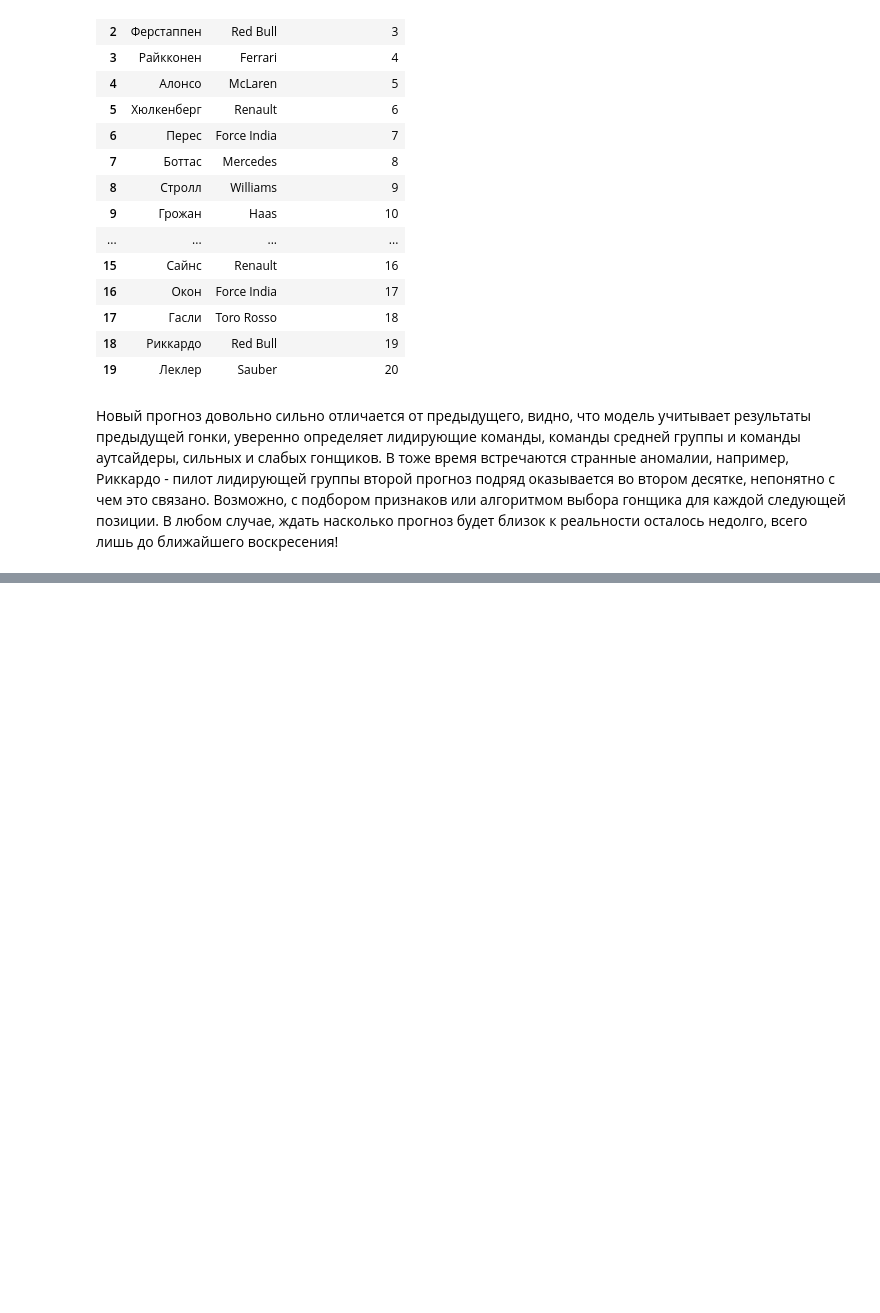
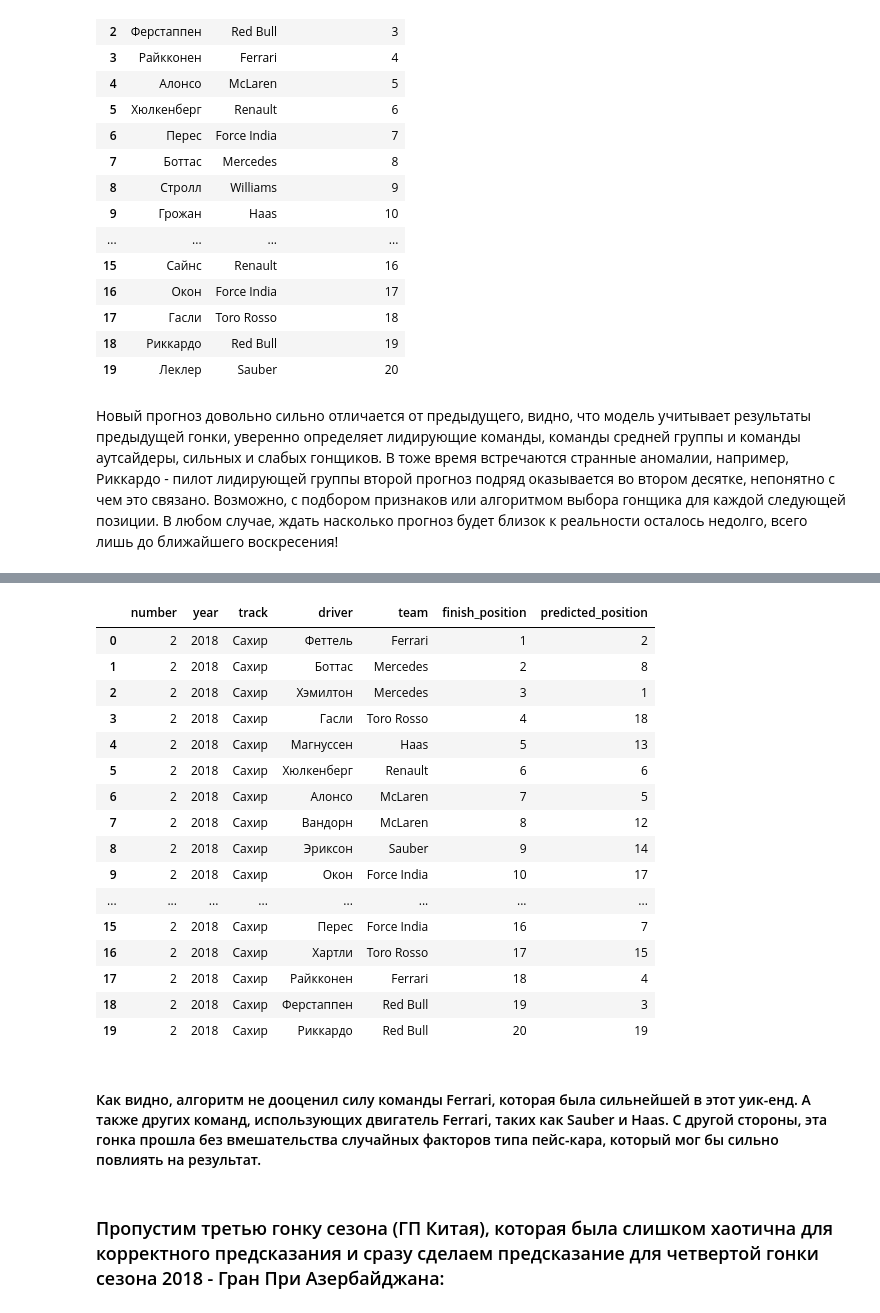
Before and after one commit to AndrewLrrr/f1-guru, a Jupyter notebook: f1-guru.ipynb, the cells around one changed output, grey strips where cells are left out. Saved outputs shown, nothing was run; the diff lists cells and outputs as text; code cells hidden in the pictures; blank space fills up the shorter version.

```diff
--- a/f1-guru.ipynb
+++ b/f1-guru.ipynb
@@ -1661,0 +1658,37 @@ race_prediction
+# %%
+df_race_result = pd.read_csv(os.path.join(STORAGE_PATH, 'race-result-data-2018-2.csv'))
+# %%
+RACE_RESULTS_FEATURES = [
+    'number',
+    'year',
+    'track',
+    'driver',
+    'team',
+    'finish_position',
+]
+
+df_race_result = pd.merge(df_race_result[RACE_RESULTS_FEATURES], race_prediction, on=['team', 'driver'])
+
+df_race_result
+# %% [output]
+|  | number | year | track | driver | team | finish_position | predicted_position |
+| 0 | 2 | 2018 | Сахир | Феттель | Ferrari | 1 | 2 |
+| 1 | 2 | 2018 | Сахир | Боттас | Mercedes | 2 | 8 |
+| 2 | 2 | 2018 | Сахир | Хэмилтон | Mercedes | 3 | 1 |
+| 3 | 2 | 2018 | Сахир | Гасли | Toro Rosso | 4 | 18 |
+| 4 | 2 | 2018 | Сахир | Магнуссен | Haas | 5 | 13 |
+| 5 | 2 | 2018 | Сахир | Хюлкенберг | Renault | 6 | 6 |
+| 6 | 2 | 2018 | Сахир | Алонсо | McLaren | 7 | 5 |
+| 7 | 2 | 2018 | Сахир | Вандорн | McLaren | 8 | 12 |
+| 8 | 2 | 2018 | Сахир | Эриксон | Sauber | 9 | 14 |
+| 9 | 2 | 2018 | Сахир | Окон | Force India | 10 | 17 |
+| ... | ... | ... | ... | ... | ... | ... | ... |
+| 15 | 2 | 2018 | Сахир | Перес | Force India | 16 | 7 |
+| 16 | 2 | 2018 | Сахир | Хартли | Toro Rosso | 17 | 15 |
+| 17 | 2 | 2018 | Сахир | Райкконен | Ferrari | 18 | 4 |
+| 18 | 2 | 2018 | Сахир | Ферстаппен | Red Bull | 19 | 3 |
+| 19 | 2 | 2018 | Сахир | Риккардо | Red Bull | 20 | 19 |
+# %% [markdown]
+#### Как видно, алгоритм не дооценил силу команды Ferrari, которая была сильнейшей в этот уик-енд. А также других команд, использующих двигатель Ferrari, таких как Sauber и Haas. С другой стороны, эта гонка прошла без вмешательства случайных факторов типа пейс-кара, который мог бы сильно повлиять на результат.
+# %% [markdown]
+### Пропустим третью гонку сезона (ГП Китая), которая была слишком хаотична для корректного предсказания и сразу сделаем предсказание для четвертой гонки сезона 2018 - Гран При Азербайджана:
```
Also changed, not shown: parts of 21 cells of this notebook, 1 other file.
